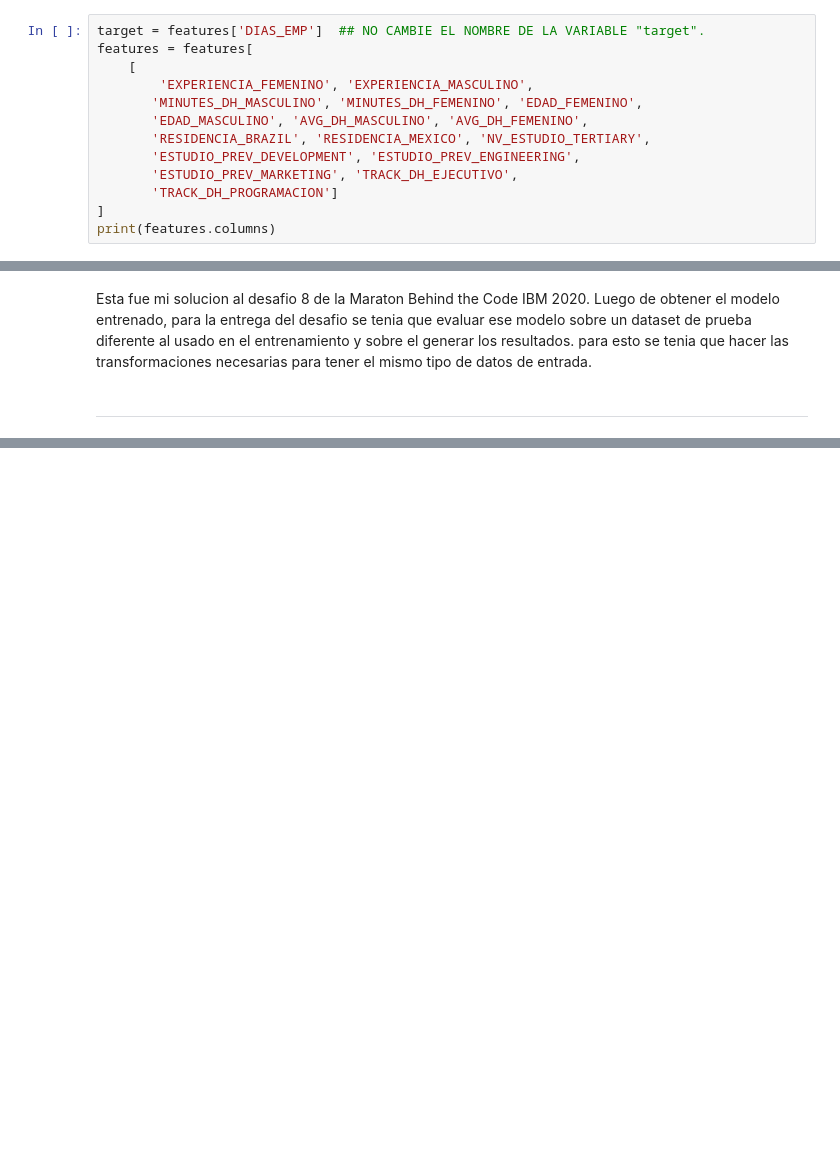
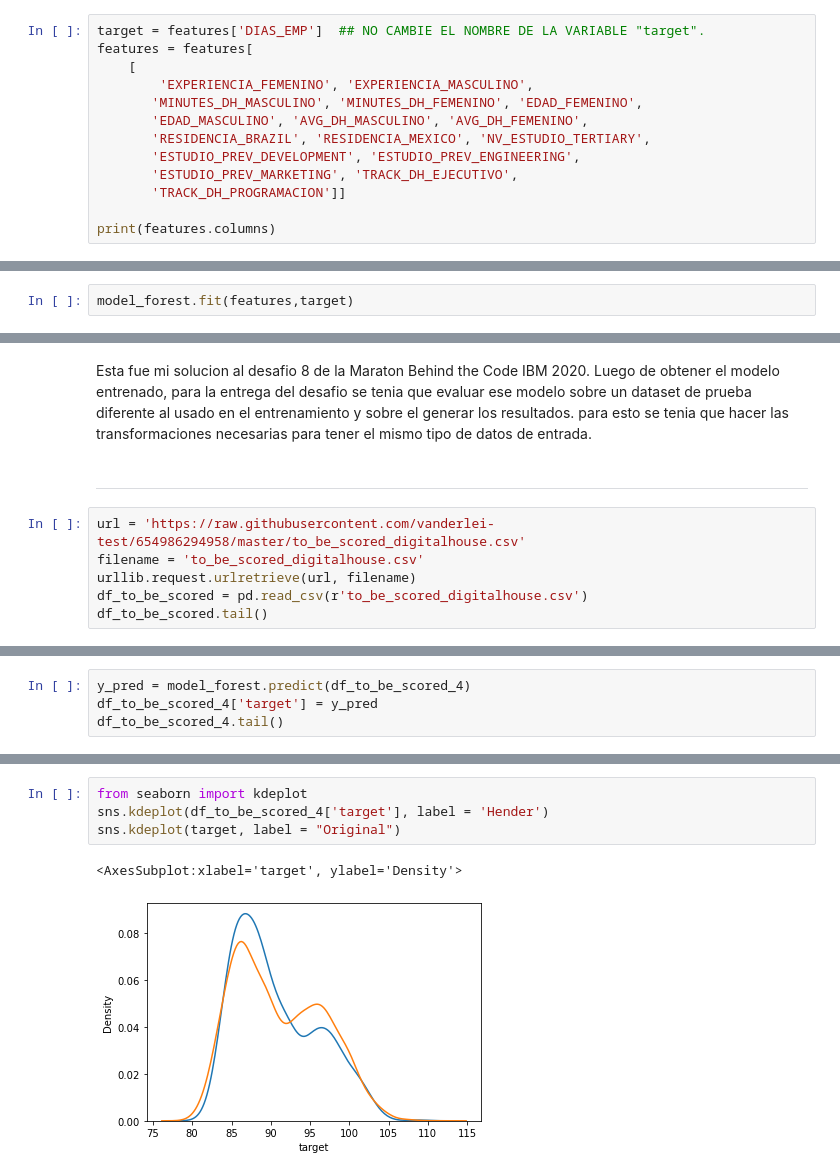
Before and after one commit to luisandres248/Desafio-8-Maraton-Behind-The-Code-IBM-2020, a Jupyter notebook: Desafio-8-Notebook.ipynb, the cells around one changed output, grey strips where cells are left out. Cells and saved outputs as stored; diff of their text form; blank space fills up the shorter version.

Commit message:
añadido to be scored

```diff
--- a/Desafio-8-Notebook.ipynb
+++ b/Desafio-8-Notebook.ipynb
@@ -721,8 +629,8 @@ features = features[
        'RESIDENCIA_BRAZIL', 'RESIDENCIA_MEXICO', 'NV_ESTUDIO_TERTIARY',
        'ESTUDIO_PREV_DEVELOPMENT', 'ESTUDIO_PREV_ENGINEERING',
        'ESTUDIO_PREV_MARKETING', 'TRACK_DH_EJECUTIVO',
-       'TRACK_DH_PROGRAMACION']
-]
+       'TRACK_DH_PROGRAMACION']]
+
 print(features.columns)
 # %% [output]
 Index(['EXPERIENCIA_FEMENINO', 'EXPERIENCIA_MASCULINO', 'MINUTES_DH_MASCULINO',
@@ -837,0 +746,2 @@ print(forest.oob_score_)
+# %%
+model_forest.fit(features,target)
@@ -840,3 +758,9 @@ Esta fue mi solucion al desafio 8 de la Maraton Behind the Code IBM 2020.
 Luego de obtener el modelo entrenado, para la entrega del desafio se tenia que evaluar ese modelo sobre un dataset de prueba diferente al usado en el entrenamiento y sobre el generar los resultados. para esto se tenia que hacer las transformaciones necesarias para tener el mismo tipo de datos de entrada.
 # %% [markdown]
 <hr>
+# %%
+url = 'https://raw.githubusercontent.com/vanderlei-test/654986294958/master/to_be_scored_digitalhouse.csv'
+filename = 'to_be_scored_digitalhouse.csv'
+urllib.request.urlretrieve(url, filename)
+df_to_be_scored = pd.read_csv(r'to_be_scored_digitalhouse.csv')
+df_to_be_scored.tail()
@@ -842,0 +851,4 @@ Luego de obtener el modelo entrenado, para la entrega del desafio se tenia que e
+# %%
+y_pred = model_forest.predict(df_to_be_scored_4)
+df_to_be_scored_4['target'] = y_pred
+df_to_be_scored_4.tail()
@@ -842,0 +862,7 @@ Luego de obtener el modelo entrenado, para la entrega del desafio se tenia que e
+# %%
+from seaborn import kdeplot
+sns.kdeplot(df_to_be_scored_4['target'], label = 'Hender')
+sns.kdeplot(target, label = "Original")
+# %% [output]
+<AxesSubplot:xlabel='target', ylabel='Density'>
+[figure, added]
```
Also changed, not shown: parts of 16 cells of this notebook, 1 other file.
